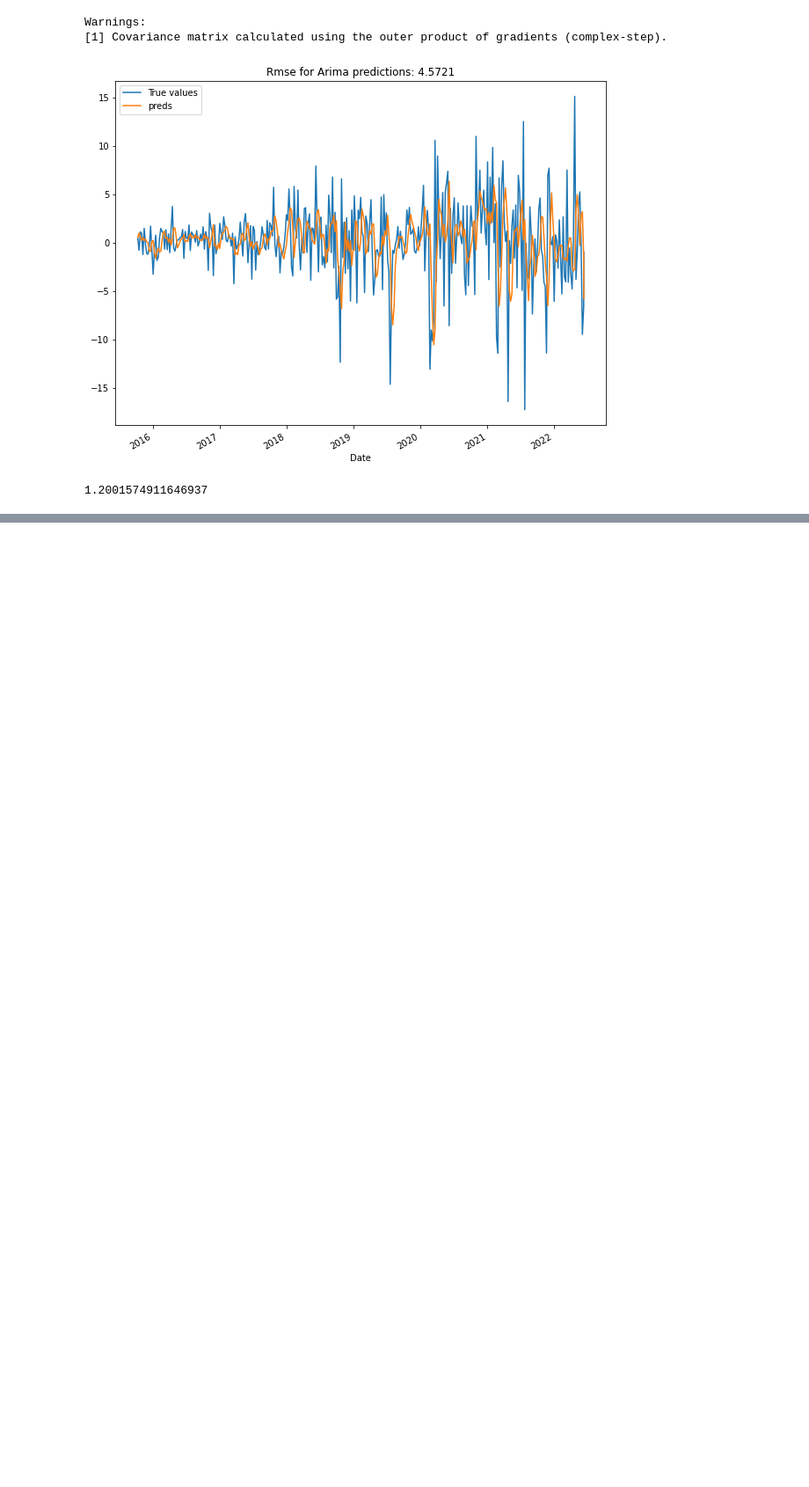
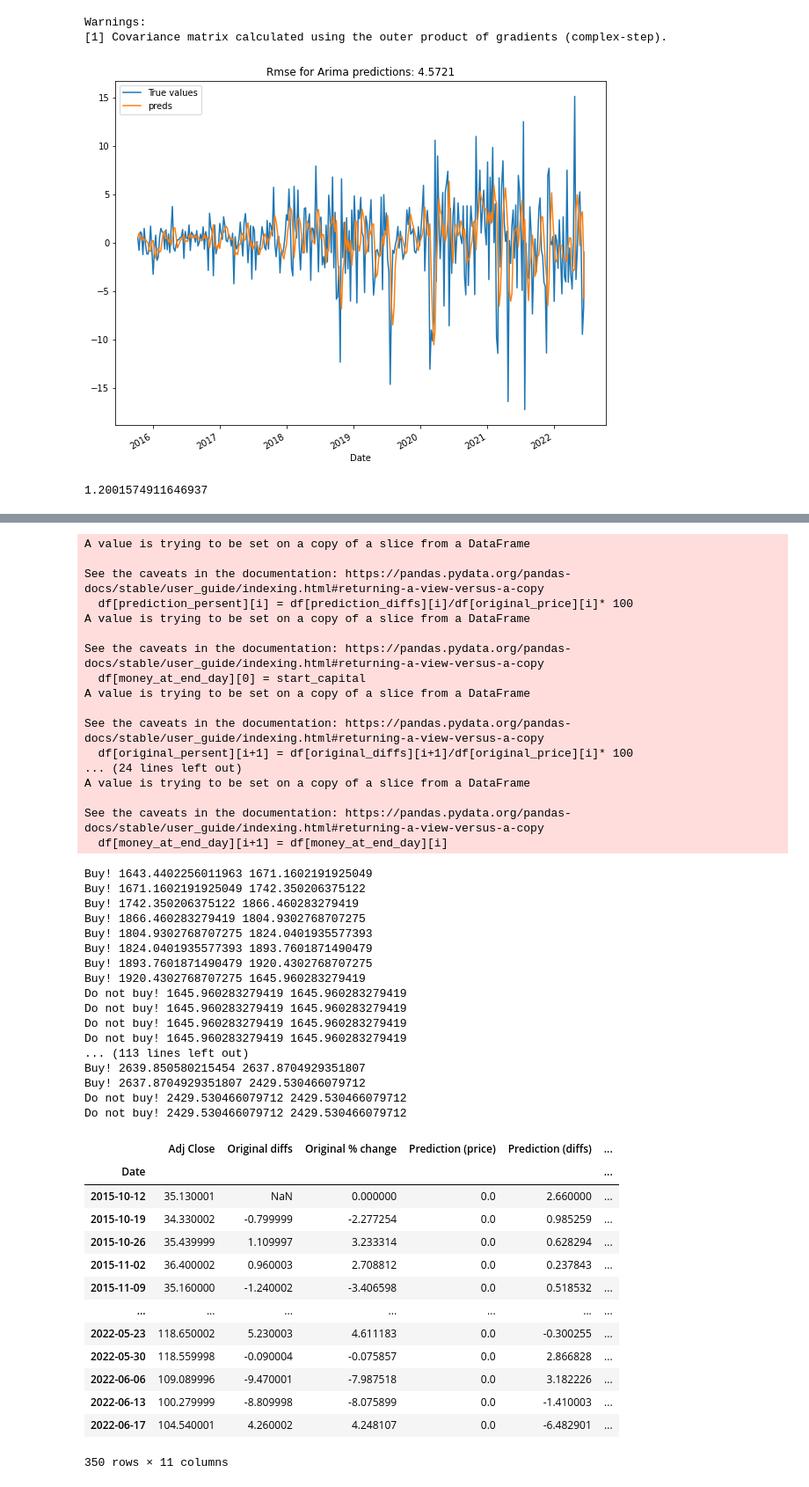
Before and after one commit to chriquidov/ITC-StockMarketPredictions, a Jupyter notebook: maria/Baseline_model_maria.ipynb, the cells around one changed output, grey strips where cells are left out. Shown at 88% size. Drawn from its saved outputs; the diff is of its cells as text; code cells hidden in the pictures; blank space fills up the shorter version.

```diff
--- a/maria/Baseline_model_maria.ipynb
+++ b/maria/Baseline_model_maria.ipynb
@@ -247,16 +247,4 @@ plt.legend();
 rmse_baseline-ar_rmse
 # %% [output]
 1.2001574911646937
-# %%
-def init_table(spy_df, predictions):
-    df = spy_df.iloc[-350:].copy()
-    df['Prediction (of diff)'] = predictions.copy()
-    df['% change'] = 0.0
-    df['Prediction (of % change)'] = 0.0
-    df['Recommandation'] = 0
-    df['Money end of day'] = 0
-    df['Nb of stocks'] = 0
-    df['Benefit/day in $'] = 0
-    df['cash'] = 0
-    return df
 # %%
@@ -343,0 +426,13 @@ Do not buy! 2193 2193
+# %%
+spy_df=yf.download('PTC', interval='1wk')
+spy_df=spy_df[['Adj Close']].copy()
+date_price = spy_df.iloc[-350:].copy()
+#trainset=spy_df['Adj Close'].diff().iloc[:-350]
+#predictions[0]=trainset[-1]
+
+
+
+df = init_table(date_price=date_price, predictions=predictions, predictions_type=type_predictions_list[1])
+calculate_money_end_day(df)
+df
+# %% [output]
@@ -344 +456,49 @@ Do not buy! 2193 2193
+A value is trying to be set on a copy of a slice from a DataFrame
+
+See the caveats in the documentation: https://pandas.pydata.org/pandas-docs/stable/user_guide/indexing.html#returning-a-view-versus-a-copy
+  df[prediction_persent][i] = df[prediction_diffs][i]/df[original_price][i]* 100
+A value is trying to be set on a copy of a slice from a DataFrame
+
+See the caveats in the documentation: https://pandas.pydata.org/pandas-docs/stable/user_guide/indexing.html#returning-a-view-versus-a-copy
+  df[money_at_end_day][0] = start_capital
+A value is trying to be set on a copy of a slice from a DataFrame
+
+See the caveats in the documentation: https://pandas.pydata.org/pandas-docs/stable/user_guide/indexing.html#returning-a-view-versus-a-copy
+  df[original_persent][i+1] = df[original_diffs][i+1]/df[original_price][i]* 100
+... (24 lines left out)
+A value is trying to be set on a copy of a slice from a DataFrame
+
+See the caveats in the documentation: https://pandas.pydata.org/pandas-docs/stable/user_guide/indexing.html#returning-a-view-versus-a-copy
+  df[money_at_end_day][i+1] = df[money_at_end_day][i]
+Buy! 1643.4402256011963 1671.1602191925049
+Buy! 1671.1602191925049 1742.350206375122
+Buy! 1742.350206375122 1866.460283279419
+Buy! 1866.460283279419 1804.9302768707275
+Buy! 1804.9302768707275 1824.0401935577393
+Buy! 1824.0401935577393 1893.7601871490479
+Buy! 1893.7601871490479 1920.4302768707275
+Buy! 1920.4302768707275 1645.960283279419
+Do not buy! 1645.960283279419 1645.960283279419
+Do not buy! 1645.960283279419 1645.960283279419
+Do not buy! 1645.960283279419 1645.960283279419
+Do not buy! 1645.960283279419 1645.960283279419
+... (113 lines left out)
+Buy! 2639.850580215454 2637.8704929351807
+Buy! 2637.8704929351807 2429.530466079712
+Do not buy! 2429.530466079712 2429.530466079712
+Do not buy! 2429.530466079712 2429.530466079712
+|  | Adj Close | Original diffs | Original % change | Prediction (price) | Prediction (diffs) | ... |
+| Date |  |  |  |  |  | ... |
+| 2015-10-12 | 35.130001 | NaN | 0.000000 | 0.0 | 2.660000 | ... |
+| 2015-10-19 | 34.330002 | -0.799999 | -2.277254 | 0.0 | 0.985259 | ... |
+| 2015-10-26 | 35.439999 | 1.109997 | 3.233314 | 0.0 | 0.628294 | ... |
+| 2015-11-02 | 36.400002 | 0.960003 | 2.708812 | 0.0 | 0.237843 | ... |
+| 2015-11-09 | 35.160000 | -1.240002 | -3.406598 | 0.0 | 0.518532 | ... |
+| ... | ... | ... | ... | ... | ... | ... |
+| 2022-05-23 | 118.650002 | 5.230003 | 4.611183 | 0.0 | -0.300255 | ... |
+| 2022-05-30 | 118.559998 | -0.090004 | -0.075857 | 0.0 | 2.866828 | ... |
+| 2022-06-06 | 109.089996 | -9.470001 | -7.987518 | 0.0 | 3.182226 | ... |
+| 2022-06-13 | 100.279999 | -8.809998 | -8.075899 | 0.0 | -1.410003 | ... |
+| 2022-06-17 | 104.540001 | 4.260002 | 4.248107 | 0.0 | -6.482901 | ... |
+350 rows × 11 columns
 # %%
```
Also changed, not shown: parts of 9 cells of this notebook.
